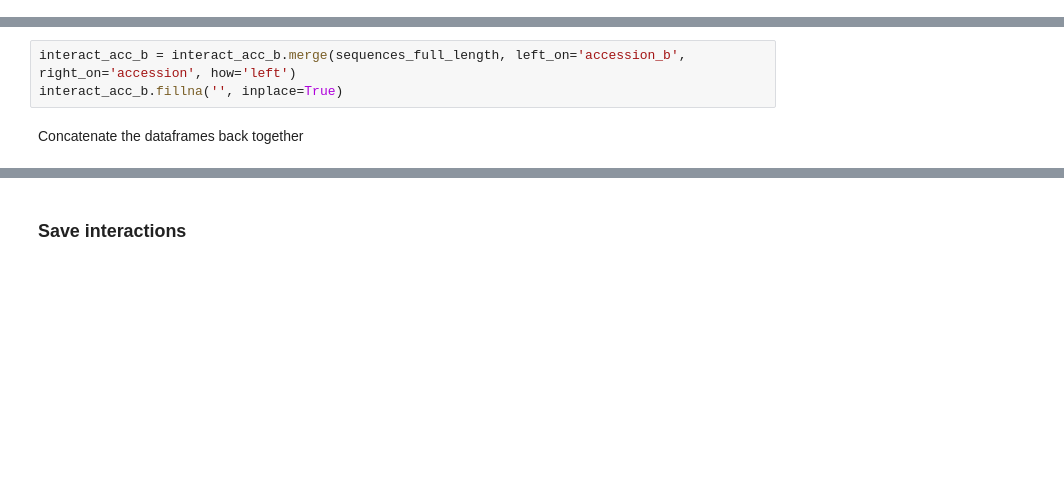
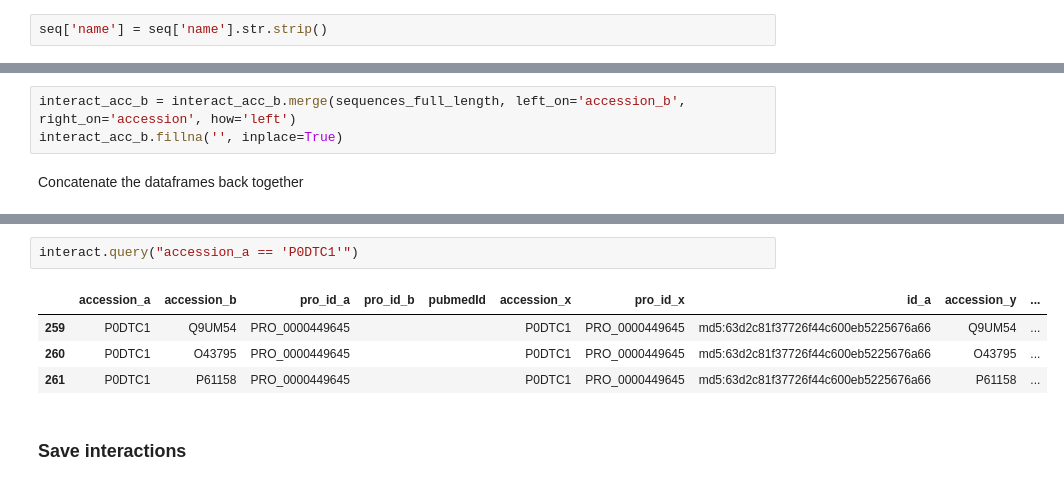
Before and after one commit to covid-19-net/covid-19-community, a Jupyter notebook: notebooks/01e-ProteinProteinInteraction.ipynb, the cells around one changed output, grey strips where cells are left out. Cells and saved outputs as stored; diff of their text form; blank space fills up the shorter version.

```diff
--- a/notebooks/01e-ProteinProteinInteraction.ipynb
+++ b/notebooks/01e-ProteinProteinInteraction.ipynb
@@ -227,6 +218,8 @@ seq['fullLength'] = (seq['start'] == 1) & (seq['end'] == seq['Length'])
 seq['id'] = seq['sequence'].apply(lambda seq: 'md5:' + hashlib.md5(seq.encode()).hexdigest())
 # %%
 seq.rename(columns={'Organism ID': 'taxonomyId'}, inplace=True)
+# %%
+seq['name'] = seq['name'].str.strip()
 # %%
 seq.head()
 # %% [output]
@@ -317,6 +335,13 @@ interact.head()
 | 2 | Q9UJZ1 | intact:EBI |  | 25475912 |  | Q9UJZ1 |  | md5:4f0a474a755af072900d84d3cacc6d92 |  | ... |
 | 3 | P61158 | P0DTD1 |  | PRO_0000449633 |  | P61158 |  | md5:c07966db47593469f42f4ee1a7b0ccdf | P0DTD1 | ... |
 | 0 | P0DTD1 | Q14181 | PRO_0000449619 |  |  | P0DTD1 | PRO_0000449619 | md5:5c2c364f44079728c451280435c4236a | Q14181 | ... |
+# %%
+interact.query("accession_a == 'P0DTC1'")
+# %% [output]
+|  | accession_a | accession_b | pro_id_a | pro_id_b | pubmedId | accession_x | pro_id_x | id_a | accession_y | ... |
+| 259 | P0DTC1 | Q9UM54 | PRO_0000449645 |  |  | P0DTC1 | PRO_0000449645 | md5:63d2c81f37726f44c600eb5225676a66 | Q9UM54 | ... |
+| 260 | P0DTC1 | O43795 | PRO_0000449645 |  |  | P0DTC1 | PRO_0000449645 | md5:63d2c81f37726f44c600eb5225676a66 | O43795 | ... |
+| 261 | P0DTC1 | P61158 | PRO_0000449645 |  |  | P0DTC1 | PRO_0000449645 | md5:63d2c81f37726f44c600eb5225676a66 | P61158 | ... |
 # %% [markdown]
 ### Save interactions
 # %% [markdown]
```
Also changed, not shown: parts of 7 cells of this notebook.
